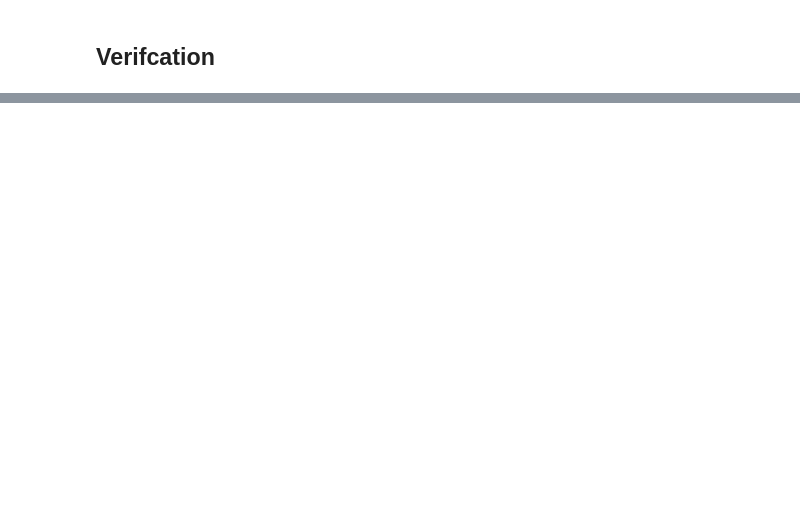
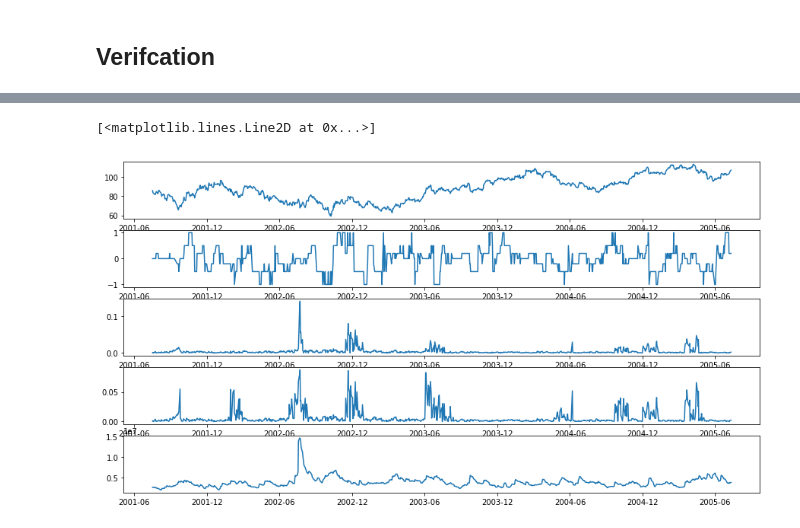
Before and after one commit to k-jingyang/Risk-Adaptive-FYP, a Jupyter notebook: risk_adaptive_trading_data_generation.ipynb, the cells around one changed output, grey strips where cells are left out. Cells and saved outputs as stored; diff of their text form; code cells hidden in the pictures; blank space fills up the shorter version.

```diff
--- a/risk_adaptive_trading_data_generation.ipynb
+++ b/risk_adaptive_trading_data_generation.ipynb
@@ -427,10 +427,10 @@ import pickle
 '''
 PARAMETERS TO CHANGE
 '''
-stock_symbol = 'SPY'
+stock_symbol = 'gs'
 window_size = 25 # change to 10
 get_optimal_values = False # This takes a long time...
-generate_training_data = True
+generate_training_data = False
 generate_test_data = False
 to_resume = False
 
@@ -860,0 +708,47 @@ Name: ppo, dtype: int64
+# %%
+x = truntruncated_technical_data['Date']
+
+y_1 = truntruncated_technical_data['Close']
+y_2 = combined_k['k']
+ppo_decay = optimal['ppo'] * truntruncated_technical_data['Abs_Pct_Change']
+rsi_decay = optimal['rsi'] * truntruncated_technical_data['Abs_Pct_Change']
+vol = truntruncated_technical_data['EMA-12-Volume']
+
+ppo_sell = truncated_ppo_k.loc[truncated_ppo_k['neg_k'] == 1]['Date'].values
+ppo_buy = truncated_ppo_k.loc[truncated_ppo_k['pos_k'] == 1]['Date'].values
+rsi_sell = truncated_rsi_k.loc[truncated_rsi_k['neg_k'] == 1]['Date'].values
+rsi_buy = truncated_rsi_k.loc[truncated_rsi_k['pos_k'] == 1]['Date'].values
+
+fig=plt.figure(figsize=(15,8))
+ax1 = plt.subplot(511)
+ax2 = plt.subplot(512)
+ax3 = plt.subplot(513)
+ax4 = plt.subplot(514)
+ax5 = plt.subplot(515)
+
+
+start = 0
+end = 1000
+x = x[start:end]
+ax1.plot(x,y_1[start:end])
+ax2.plot(x,y_2[start:end])
+ax3.plot(x,ppo[start:end])
+'''for date in ppo_buy:
+    if(date in x.values):
+        ax3.axvline(x=date, color='g', linestyle='-')
+for date in ppo_sell:
+    if(date in x.values):
+        ax3.axvline(x=date, color='r', linestyle='-')'''
+
+ax4.plot(x,rsi[start:end])
+'''for date in rsi_buy:
+    if(date in x.values):
+        ax4.axvline(x=date, color='g', linestyle='-')
+for date in rsi_sell:
+    if(date in x.values):
+        ax4.axvline(x=date, color='r', linestyle='-')'''
+
+ax5.plot(x,vol[start:end])
+# %% [output]
+[<matplotlib.lines.Line2D at 0x...>]
+[figure, added]
```
Also changed, not shown: parts of 8 cells of this notebook.
